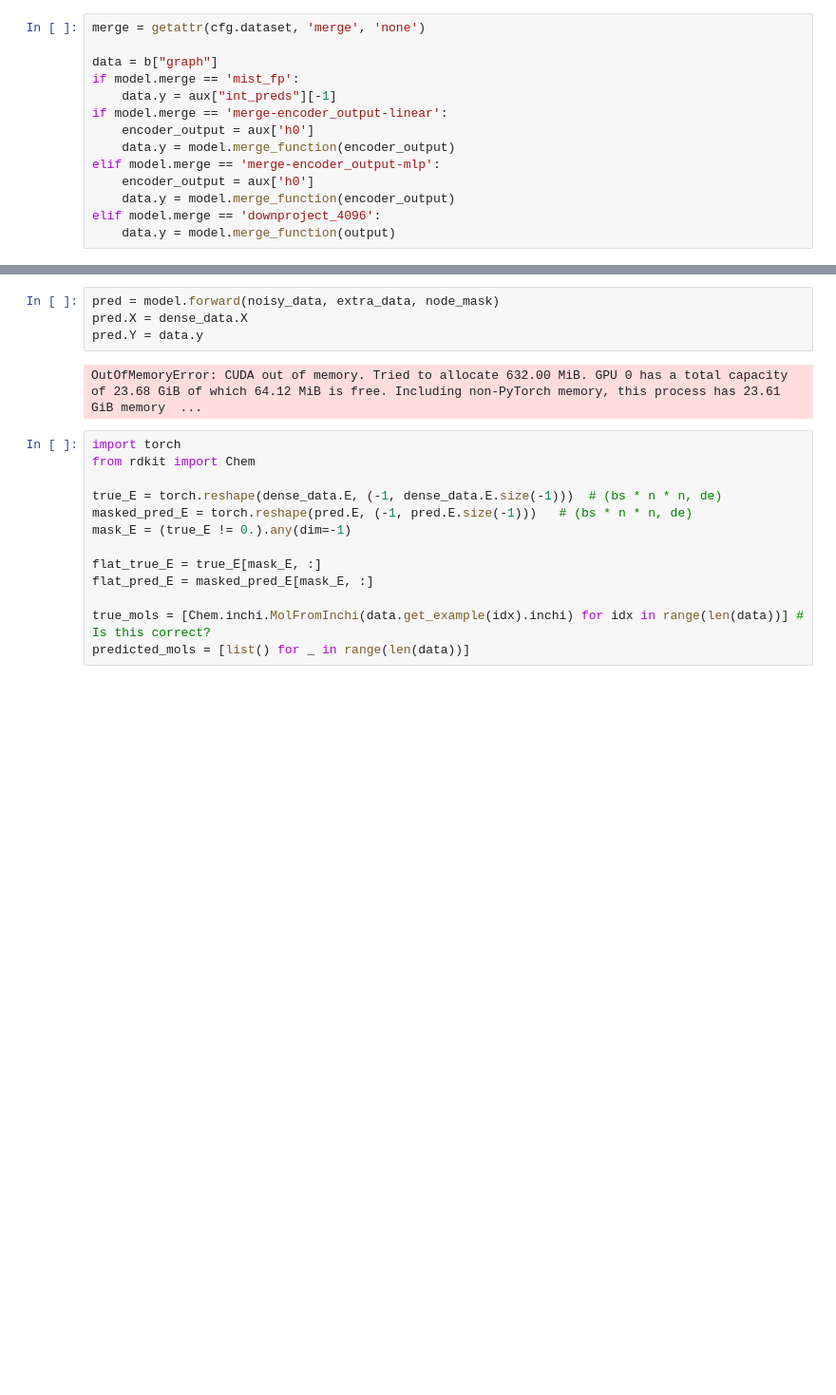
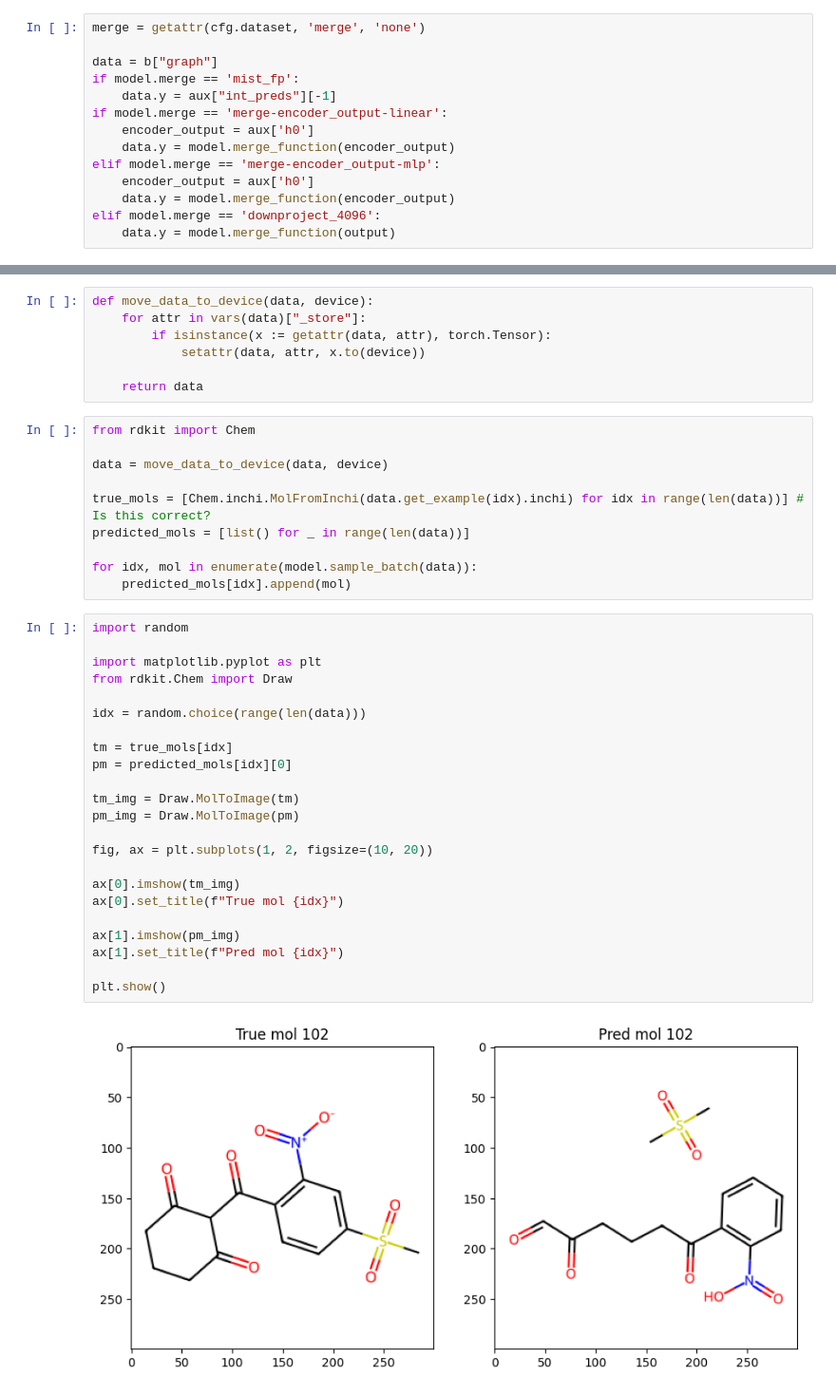
Before and after one commit to etienneguevel/DiffMs, a Jupyter notebook: notebooks/test_model.ipynb, the cells around one changed output, grey strips where cells are left out. Shown at 95% size. Drawn from its saved outputs; the diff is of its cells as text; blank space fills up the shorter version.

```diff
--- a/notebooks/test_model.ipynb
+++ b/notebooks/test_model.ipynb
@@ -308,19 +160,42 @@ _44                  | Tensor          | 0.28 MB
-# %%
-pred = model.forward(noisy_data, extra_data, node_mask)
-pred.X = dense_data.X
-pred.Y = data.y
-# %% [output]
-OutOfMemoryError: CUDA out of memory. Tried to allocate 632.00 MiB. GPU 0 has a total capacity of 23.68 GiB of which 64.12 MiB is free. Including non-PyTorch memory, this process has 23.61 GiB memory  ...
+# %%
+def move_data_to_device(data, device):
+    for attr in vars(data)["_store"]:
+        if isinstance(x := getattr(data, attr), torch.Tensor):
+            setattr(data, attr, x.to(device))
+
+    return data
 # %%
-import torch
 from rdkit import Chem
 
-true_E = torch.reshape(dense_data.E, (-1, dense_data.E.size(-1)))  # (bs * n * n, de)
-masked_pred_E = torch.reshape(pred.E, (-1, pred.E.size(-1)))   # (bs * n * n, de)
-mask_E = (true_E != 0.).any(dim=-1)
-
-flat_true_E = true_E[mask_E, :]
-flat_pred_E = masked_pred_E[mask_E, :]
+data = move_data_to_device(data, device)
 
 true_mols = [Chem.inchi.MolFromInchi(data.get_example(idx).inchi) for idx in range(len(data))] # Is this correct?
 predicted_mols = [list() for _ in range(len(data))]
+
+for idx, mol in enumerate(model.sample_batch(data)):
+    predicted_mols[idx].append(mol)
+# %%
+import random
+
+import matplotlib.pyplot as plt
+from rdkit.Chem import Draw
+
+idx = random.choice(range(len(data)))
+
+tm = true_mols[idx]
+pm = predicted_mols[idx][0]
+
+tm_img = Draw.MolToImage(tm)
+pm_img = Draw.MolToImage(pm)
+
+fig, ax = plt.subplots(1, 2, figsize=(10, 20))
+
+ax[0].imshow(tm_img)
+ax[0].set_title(f"True mol {idx}")
+
+ax[1].imshow(pm_img)
+ax[1].set_title(f"Pred mol {idx}")
+
+plt.show()
+# %% [output]
+[figure, added]
```
Also changed, not shown: parts of 16 cells of this notebook, 1 other file.
